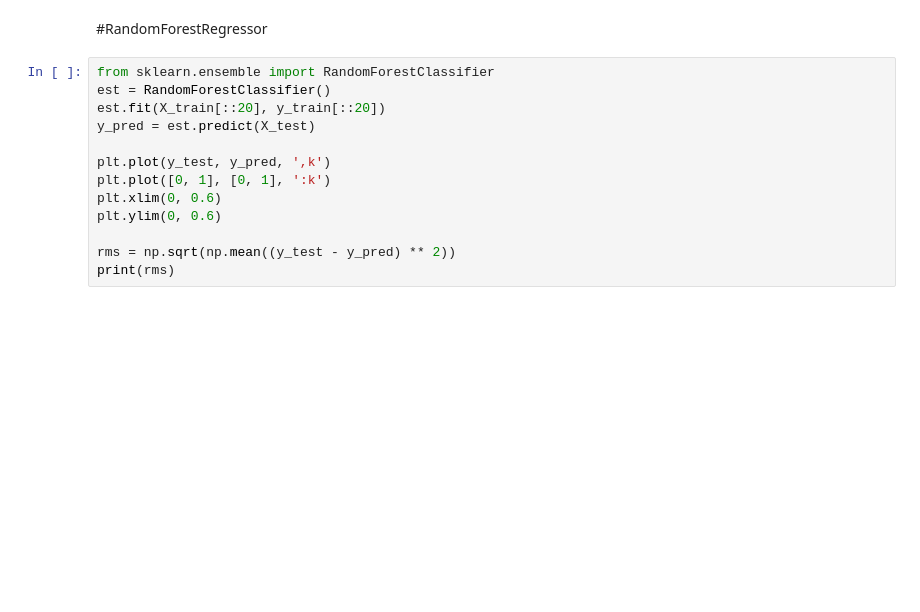
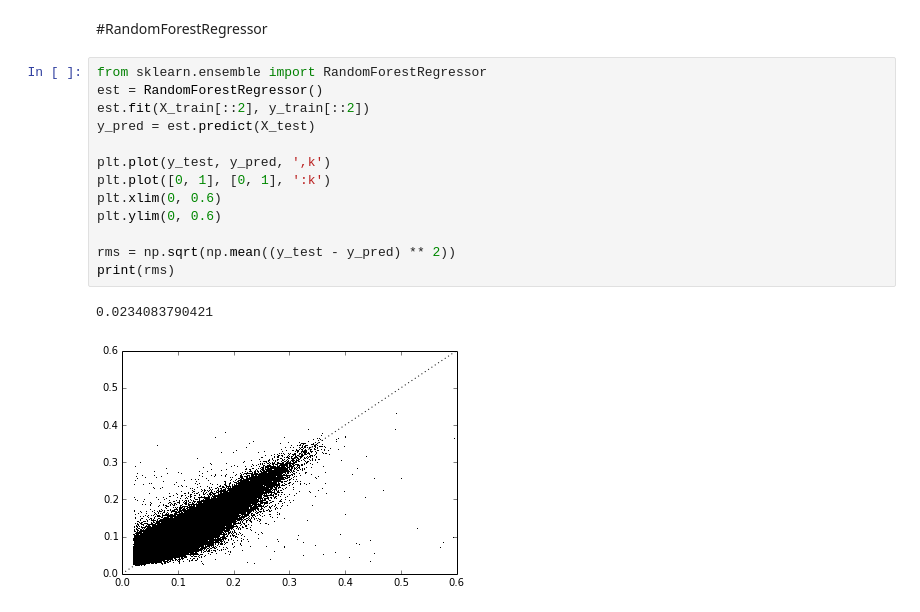
Before and after one commit to ssusie/2014_Astr599_HW, a Jupyter notebook: ssusie/HW7.ipynb, the cells around one changed output. Saved outputs shown, nothing was run; the diff lists cells and outputs as text; blank space fills up the shorter version.

```diff
--- a/ssusie/HW7.ipynb
+++ b/ssusie/HW7.ipynb
@@ -201,15 +202,18 @@ print(rms)
 # %% [markdown]
 #RandomForestRegressor
 # %%
-from sklearn.ensemble import RandomForestClassifier
-est = RandomForestClassifier()
-est.fit(X_train[::20], y_train[::20])
+from sklearn.ensemble import RandomForestRegressor
+est = RandomForestRegressor()
+est.fit(X_train[::2], y_train[::2])
 y_pred = est.predict(X_test)
 
 plt.plot(y_test, y_pred, ',k')
 plt.plot([0, 1], [0, 1], ':k')
 plt.xlim(0, 0.6)
 plt.ylim(0, 0.6)
 
 rms = np.sqrt(np.mean((y_test - y_pred) ** 2))
 print(rms)
+# %% [output]
+0.0234083790421
+[figure, added]
```
Also changed, not shown: parts of 14 cells of this notebook.
